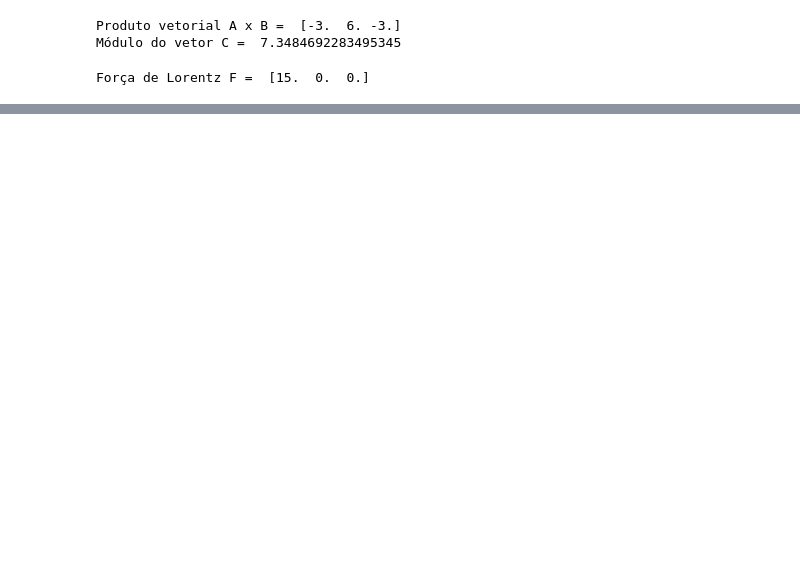
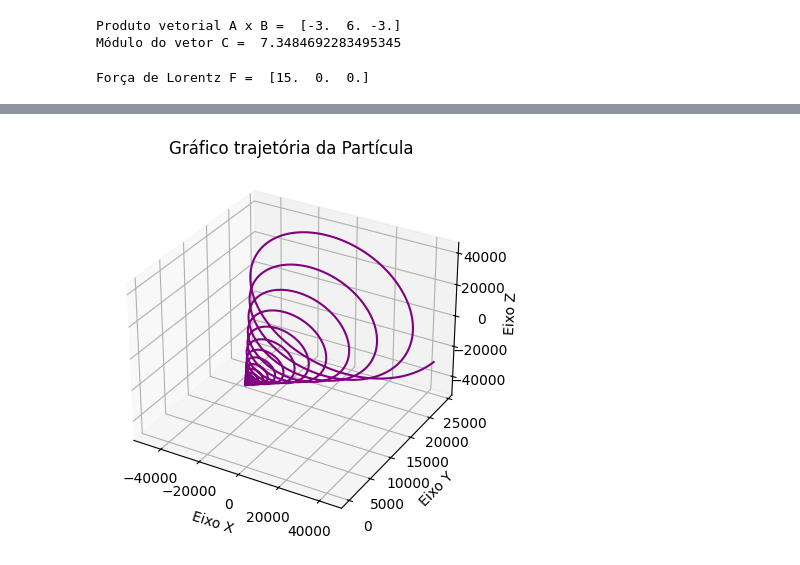
Before and after one commit to raissabaastos/Cosmic-Rays, a Jupyter notebook: CRs.ipynb, the cells around one changed output, grey strips where cells are left out. Drawn from its saved outputs; the diff is of its cells as text; code cells hidden in the pictures; blank space fills up the shorter version.

```diff
--- a/CRs.ipynb
+++ b/CRs.ipynb
@@ -51,0 +176,12 @@ Força de Lorentz F =  [15.  0.  0.]
+# %%
+import matplotlib.pyplot as plt
+fig = plt.figure()
+ax = plt.axes(projection='3d')
+ax.plot3D(df['x'], df['y'], df['z'], 'purple')
+ax.set_xlabel('Eixo X')
+ax.set_ylabel('Eixo Y')
+ax.set_zlabel('Eixo Z')
+ax.set_title('Gráfico trajetória da Partícula')
+plt.show()
+# %% [output]
+[figure, added]
```
Also changed, not shown: parts of 4 cells of this notebook.
